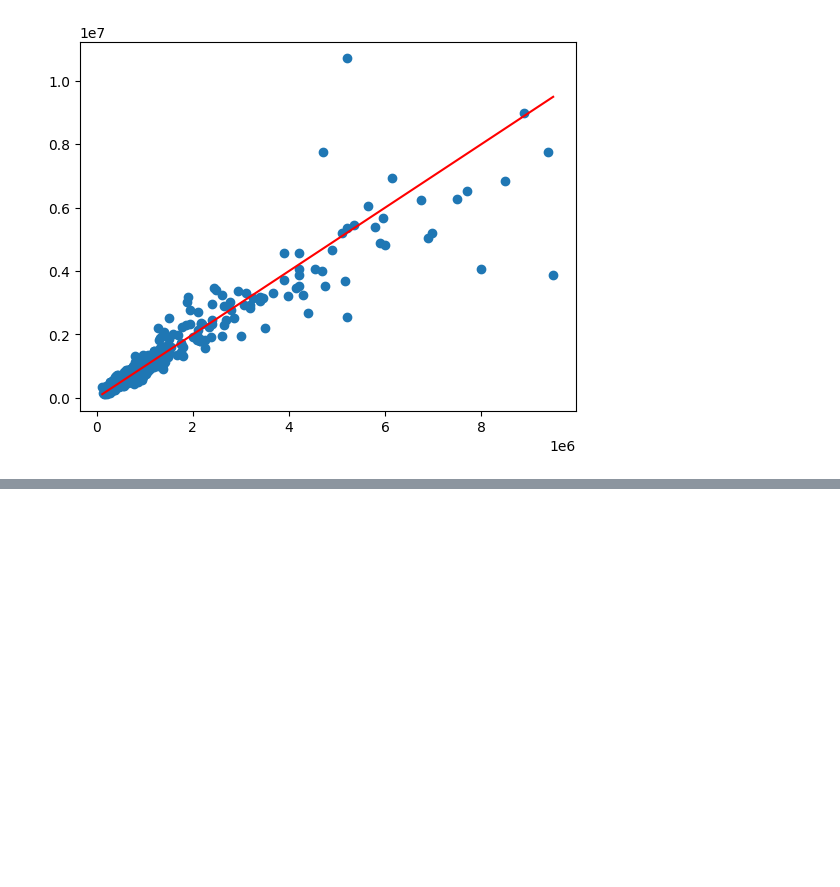
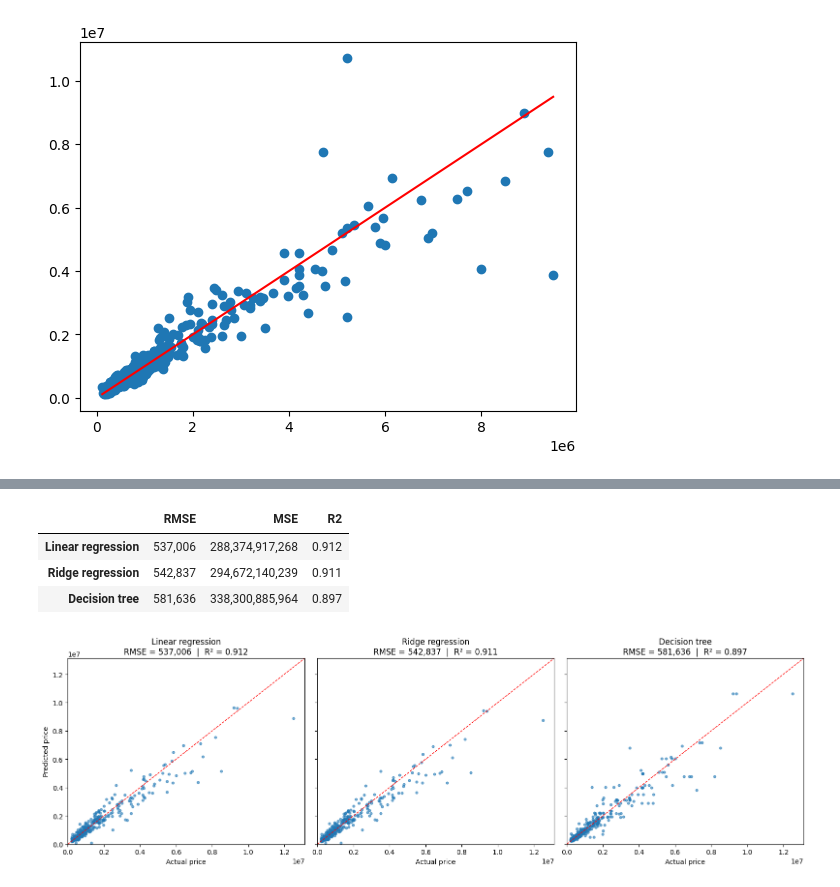
Before and after one commit to TymofiiKotliar/ML1-regression-model, a Jupyter notebook: homework_01_regression.ipynb, the cells around one changed output, grey strips where cells are left out. Saved outputs shown, nothing was run; the diff lists cells and outputs as text; code cells hidden in the pictures; blank space fills up the shorter version.

```diff
--- a/homework_01_regression.ipynb
+++ b/homework_01_regression.ipynb
@@ -382,0 +515,17 @@ Best val R2:   0.851  (train R2: 0.965)
+# %%
+# Validation results of all 3 models
+val_preds = {
+    "Linear regression": Y_predict_val,
+    "Ridge regression": Y_predict_ridge,
+    "Decision tree": pred_val,
+}
+
+val_results = pd.DataFrame({
+    name: {
+        "RMSE": root_mean_squared_error(yval, p),
+        "MSE": mean_squared_error(yval, p),
+        "R2": r2_score(yval, p),
+    }
+    for name, p in val_preds.items()
+}).T
+display(val_results.style.format({"RMSE": "{:,.0f}", "MSE": "{:,.0f}", "R2": "{:.3f}"}))
@@ -382,0 +567,36 @@ Best val R2:   0.851  (train R2: 0.965)
+# %%
+test_preds = {
+      "Linear regression": lin_pred,
+      "Ridge regression": ridge_pred,
+      "Decision tree": tree_pred,
+  }
+
+  # --- Metrics table (test set, raw price) ---
+test_results = pd.DataFrame({
+      name: {
+          "RMSE": root_mean_squared_error(ytest, p),
+          "MSE": mean_squared_error(ytest, p),
+          "R2": r2_score(ytest, p),
+      }
+      for name, p in test_preds.items()
+  }).T
+display(test_results.style.format({"RMSE": "{:,.0f}", "MSE": "{:,.0f}", "R2": "{:.3f}"}))
+
+  # --- Actual vs predicted, one panel per model, shared axes ---
+lim = (0, max(ytest.max(), *(p.max() for p in test_preds.values())) * 1.05)
+fig, axes = plt.subplots(1, 3, figsize=(16, 5), sharex=True, sharey=True)
+for ax, (name, p) in zip(axes, test_preds.items()):
+    ax.scatter(ytest, p, s=12, alpha=0.6)
+    ax.plot(lim, lim, "r--", linewidth=1)
+    ax.set_xlim(lim); ax.set_ylim(lim)
+    ax.set_title(f"{name}\nRMSE = {test_results.loc[name, 'RMSE']:,.0f}  |  R² = {test_results.loc[name, 'R2']:.3f}")
+    ax.set_xlabel("Actual price")
+axes[0].set_ylabel("Predicted price")
+plt.tight_layout()
+plt.show()
+# %% [output]
+|  | RMSE | MSE | R2 |
+| Linear regression | 537,006 | 288,374,917,268 | 0.912 |
+| Ridge regression | 542,837 | 294,672,140,239 | 0.911 |
+| Decision tree | 581,636 | 338,300,885,964 | 0.897 |
+[figure, added]
```
Also changed, not shown: parts of 24 cells of this notebook, 1 other file.
